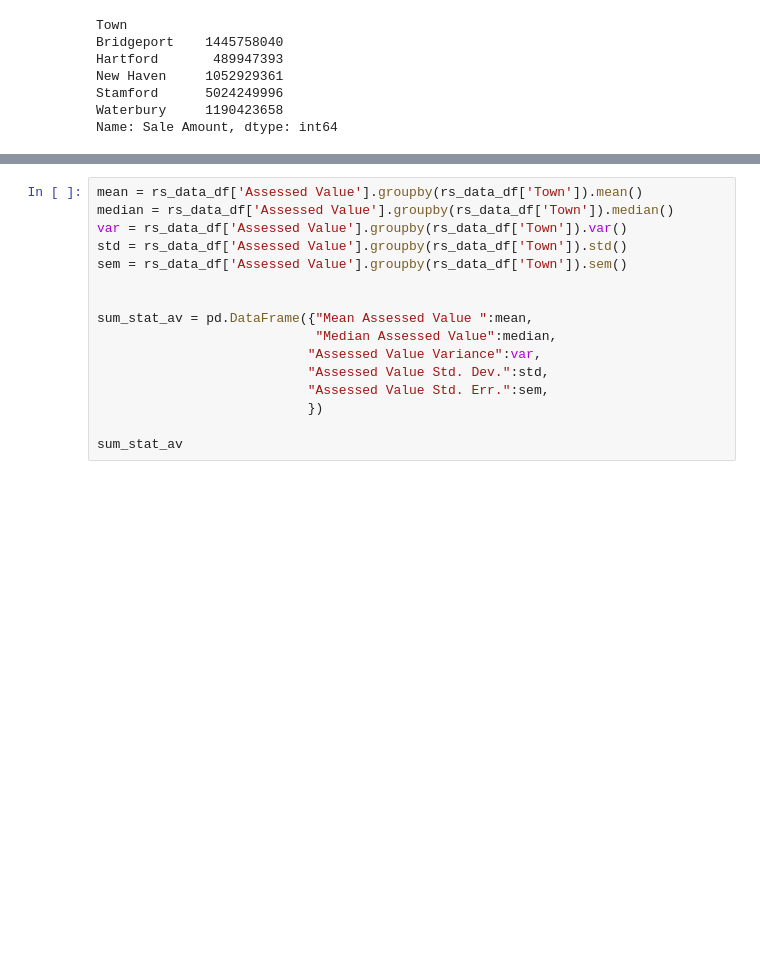
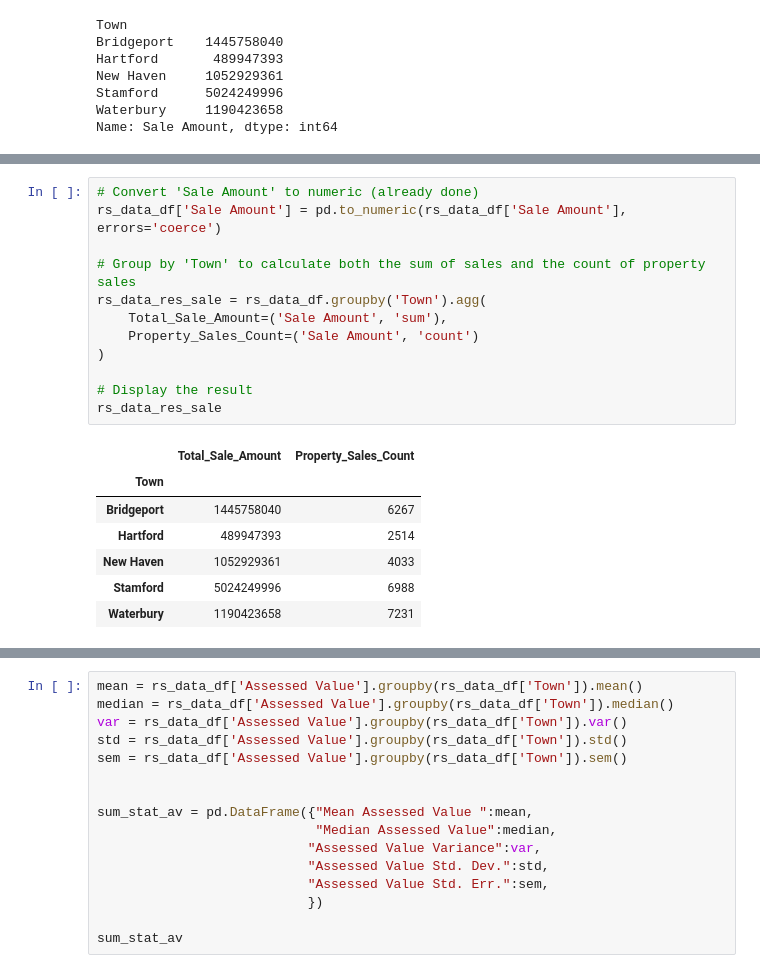
Before and after one commit to Cdenisemt/Project-1-Backup, a Jupyter notebook: Team_4_sp.ipynb, the cells around one changed output, grey strips where cells are left out. Saved outputs shown, nothing was run; the diff lists cells and outputs as text; blank space fills up the shorter version.

```diff
--- a/Team_4_sp.ipynb
+++ b/Team_4_sp.ipynb
@@ -224,0 +260,20 @@ plt.show()
+# %%
+# Convert 'Sale Amount' to numeric (already done)
+rs_data_df['Sale Amount'] = pd.to_numeric(rs_data_df['Sale Amount'], errors='coerce')
+
+# Group by 'Town' to calculate both the sum of sales and the count of property sales
+rs_data_res_sale = rs_data_df.groupby('Town').agg(
+    Total_Sale_Amount=('Sale Amount', 'sum'),
+    Property_Sales_Count=('Sale Amount', 'count')
+)
+
+# Display the result
+rs_data_res_sale
+# %% [output]
+|  | Total_Sale_Amount | Property_Sales_Count |
+| Town |  |  |
+| Bridgeport | 1445758040 | 6267 |
+| Hartford | 489947393 | 2514 |
+| New Haven | 1052929361 | 4033 |
+| Stamford | 5024249996 | 6988 |
+| Waterbury | 1190423658 | 7231 |
```
Also changed, not shown: parts of 23 cells of this notebook.
